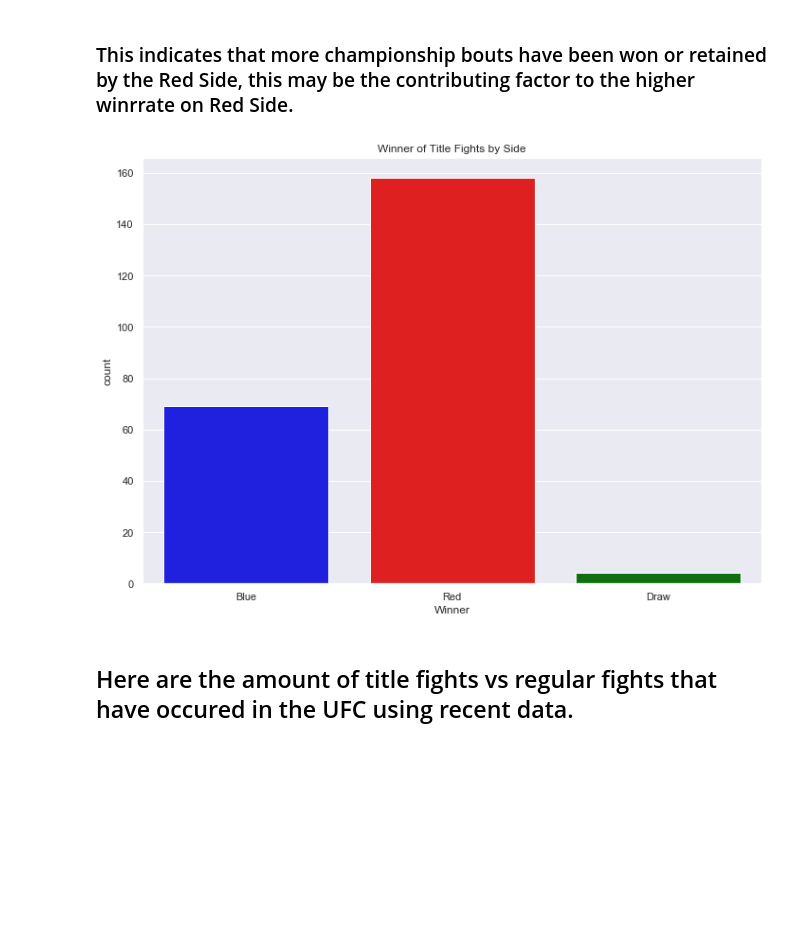
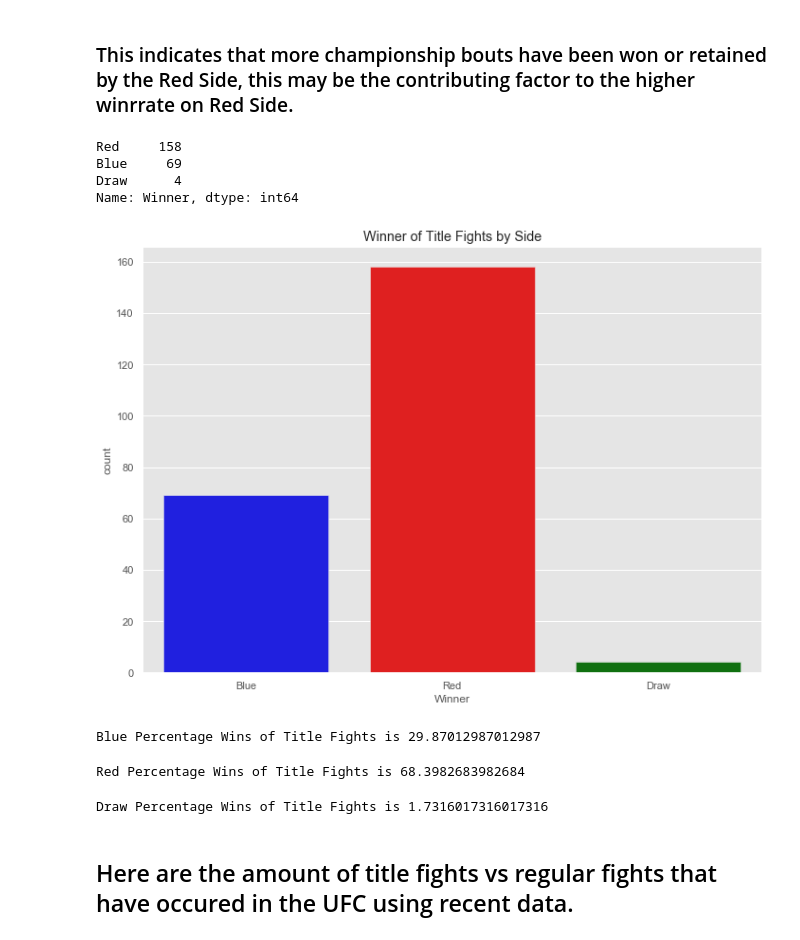
Before and after one commit to NittiJ/UFC-Data-Analysis-Red-Side-vs.-Blue-Side, a Jupyter notebook: UFC Red Side vs. Blue Side Analysis.ipynb, the cells around one changed output. Saved outputs shown, nothing was run; the diff lists cells and outputs as text; code cells hidden in the pictures; blank space fills up the shorter version.

```diff
--- a/UFC Red Side vs. Blue Side Analysis.ipynb
+++ b/UFC Red Side vs. Blue Side Analysis.ipynb
@@ -54,20 +60,34 @@ Text(0, 0.5, 'Percent')
 # %% [markdown]
 ### This indicates that more championship bouts have been won or retained by the Red Side, this may be the contributing factor to the higher winrrate on Red Side.
 # %%
-a = data_modern['Winner'][data_modern['title_bout']== True]
-sns.countplot(a, palette = ['Blue', 'Red', 'Green'])
-blue, red, draw = a.value_counts()
+ax = data_modern['Winner'][data_modern['title_bout']== True]
+sns.countplot(ax, palette = ['Blue', 'Red', 'Green'])
+blue, red, draw = ax.value_counts()
 plt.title("Winner of Title Fights by Side")
-
-def without_hue(plot, feature):
-    total = len(feature)
-    for p in a.patches:
-        percentage = '{:.1f}%'.format(100 * p.get_height()/total)
-        x = p.get_x() + p.get_width() / 2 - 0.05
-        y = p.get_y() + p.get_height()
-        a.annotate(percentage, (x, y), size = 12)
-plt.show()
+data_modern['Winner'][data_modern['title_bout']].value_counts()
 # %% [output]
+Red     158
+Blue     69
+Draw      4
+Name: Winner, dtype: int64
-[figure, old version]
+[figure, new version]
+# %%
+quotient = 69/231
+percentage = quotient * 100
+print("Blue Percentage Wins of Title Fights is", percentage)
+# %% [output]
+Blue Percentage Wins of Title Fights is 29.87012987012987
+# %%
+quotient = 158/231
+percentage = quotient * 100
+print("Red Percentage Wins of Title Fights is", percentage)
+# %% [output]
+Red Percentage Wins of Title Fights is 68.3982683982684
+# %%
+quotient = 4/231
+percentage = quotient * 100
+print("Draw Percentage Wins of Title Fights is", percentage)
+# %% [output]
+Draw Percentage Wins of Title Fights is 1.7316017316017316
 # %% [markdown]
 ## Here are the amount of title fights vs regular fights that have occured in the UFC using recent data.
```
Also changed, not shown: parts of 40 cells of this notebook, 2 other files.
